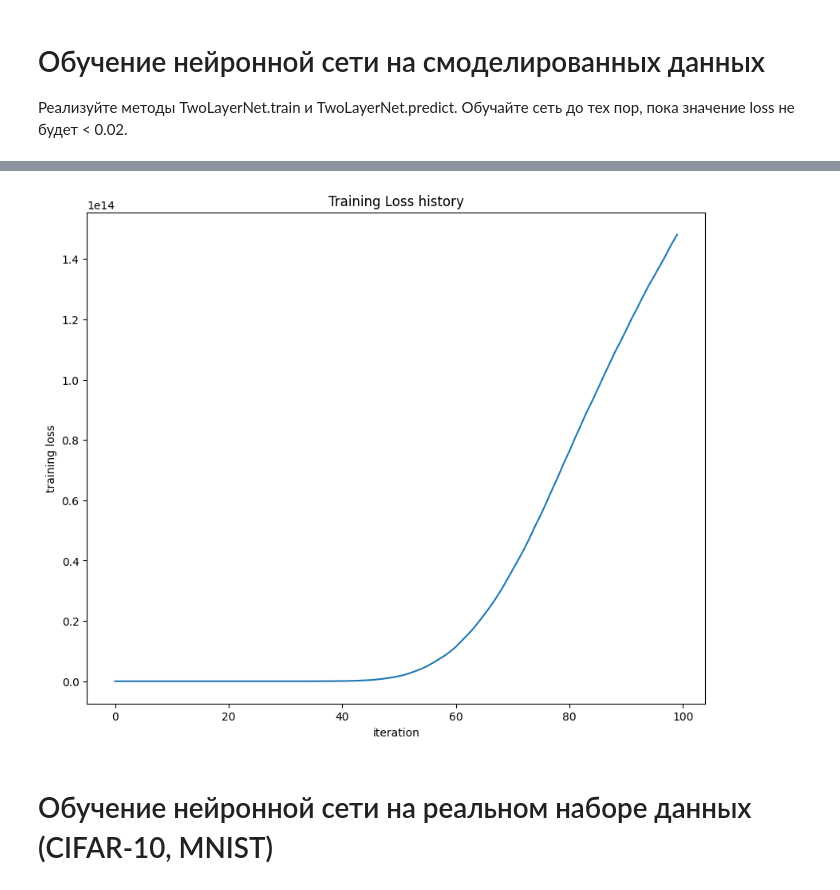
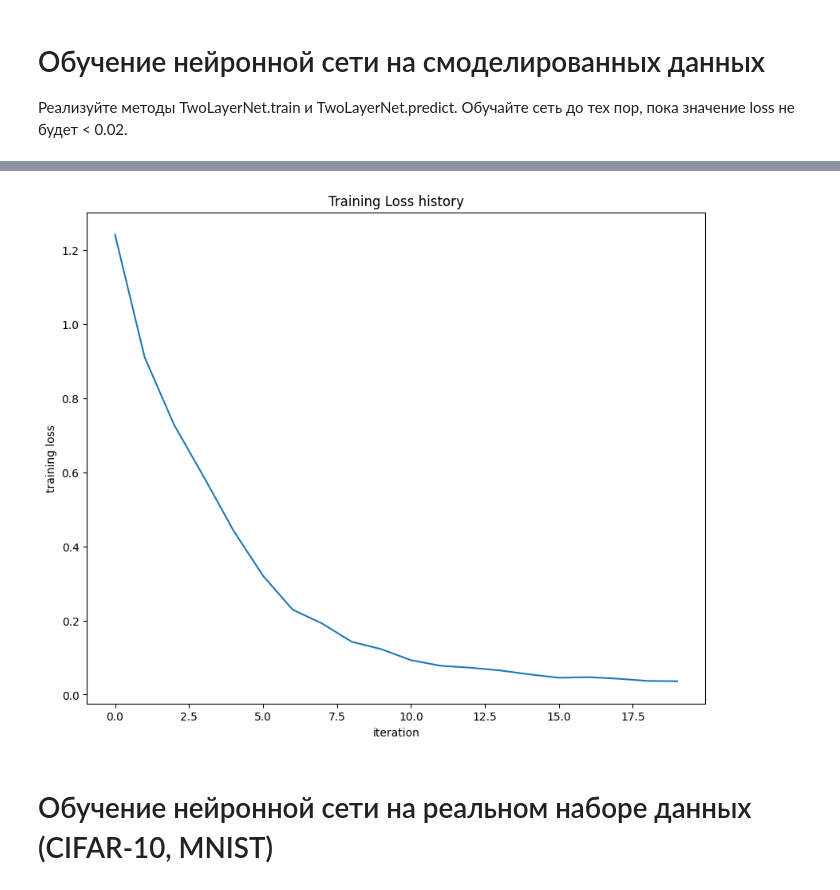
Before and after one commit to DortanMors/DeepDarkLearningLabs, a Jupyter notebook: Task1/assignment2.ipynb, the cells around one changed output, grey strips where cells are left out. Cells and saved outputs as stored; diff of their text form; code cells hidden in the pictures.

```diff
--- a/Task1/assignment2.ipynb
+++ b/Task1/assignment2.ipynb
@@ -120,7 +120,7 @@ b2 max relative error: 4.447646e-11
 net = init_toy_model()
 stats = net.train(X, y, X, y,
             learning_rate=1e-1, reg=5e-6,
-            num_iters=100, verbose=False)
+            num_iters=20, verbose=False)
 
 print('Final training loss: ', stats['loss_history'][-1])
 
@@ -135,4 +135,4 @@ Final training loss:  148075955963222.72
-[figure, old version]
+[figure, new version]
 # %% [markdown]
 # Обучение нейронной сети на реальном наборе данных (CIFAR-10, MNIST)
 # %% [markdown]
```
Also changed, not shown: parts of 3 cells of this notebook, 1 other file.
